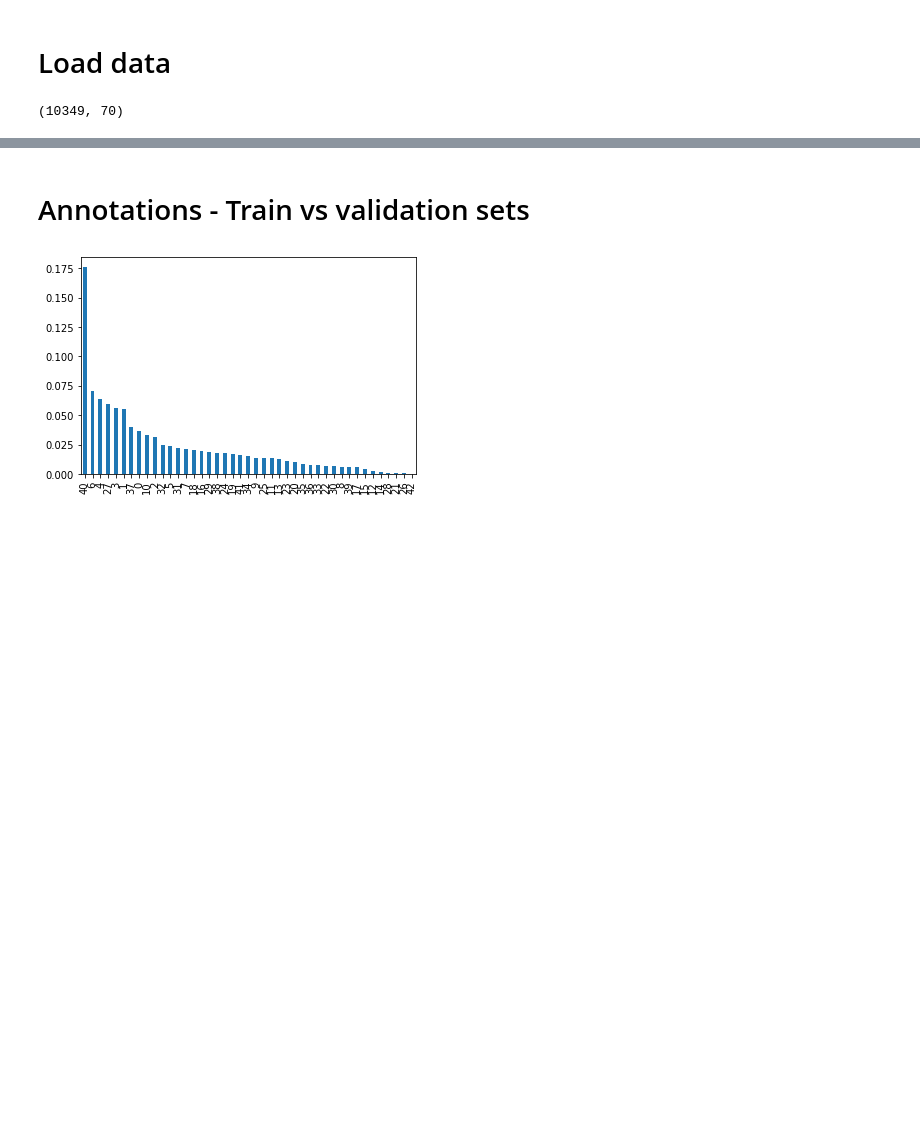
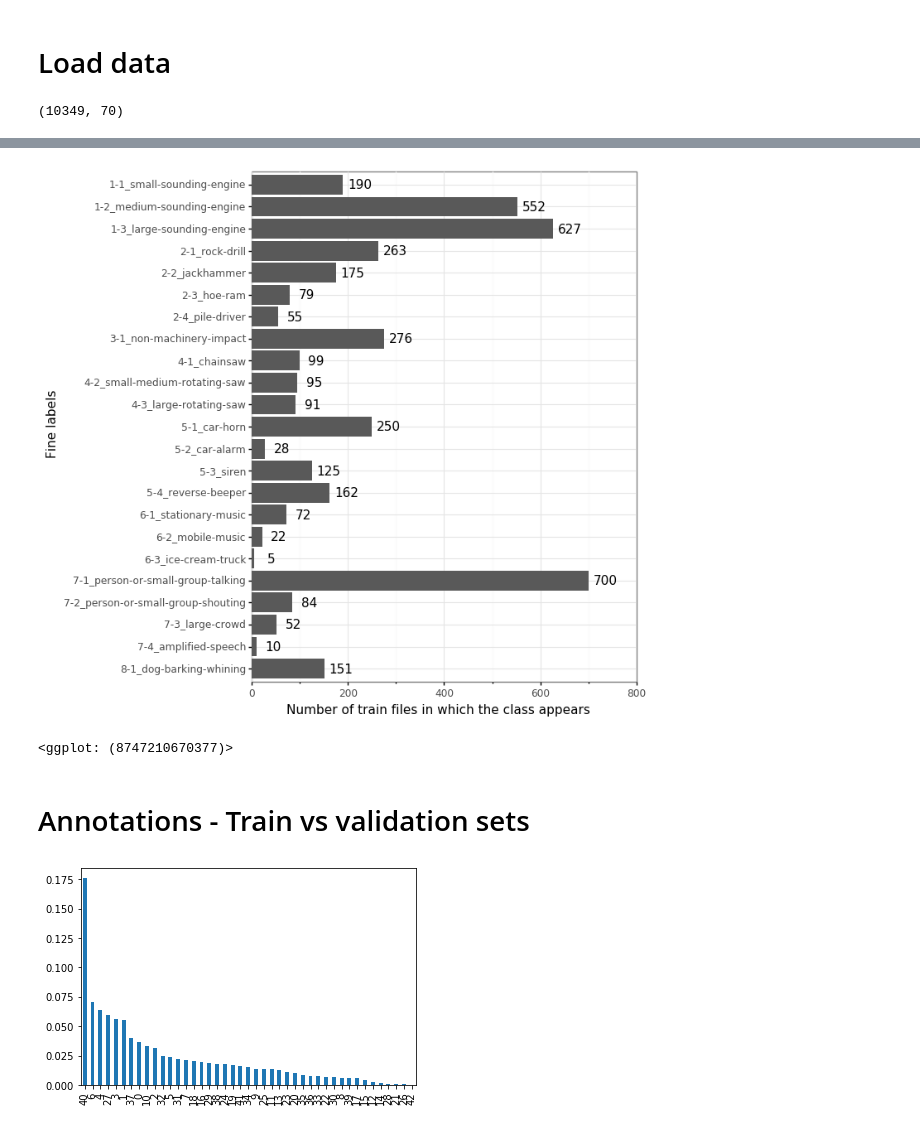
Before and after one commit to sainathadapa/dcase2019-task5-urban-sound-tagging, a Jupyter notebook: nbs/exploration.ipynb, the cells around one changed output, grey strips where cells are left out. Cells and saved outputs as stored; diff of their text form; code cells hidden in the pictures; blank space fills up the shorter version.

```diff
--- a/nbs/exploration.ipynb
+++ b/nbs/exploration.ipynb
@@ -30,3 +103,20 @@ annotation_data.sample(5)
+# %%
+fine = tmp.filter(regex='^[0-9]-[0-9]_[a-z]+', axis='rows').reset_index()
+# %%
+(ggplot(fine.assign(label_pos=lambda x: x.audio_filename + 35))
+ + geom_col(aes('variable', 'audio_filename'))
+ + coord_flip()
+ + geom_text(aes('variable', 'label_pos', label='audio_filename'))
+ + theme_bw()
+ + theme(figure_size=(6, 8))
+ + scale_y_continuous(expand=(0, 0), limits=(0, 800))
+ + scale_x_discrete(limits=list(reversed(fine.variable.tolist())))
+ + xlab('Fine labels')
+ + ylab('Number of train files in which the class appears')
+)
+# %% [output]
+[figure, added]
+<ggplot: (8747210670377)>
 # %% [markdown]
 # Annotations - Train vs validation sets
 # %%
```
Also changed, not shown: parts of 9 cells of this notebook, 2 other files.
